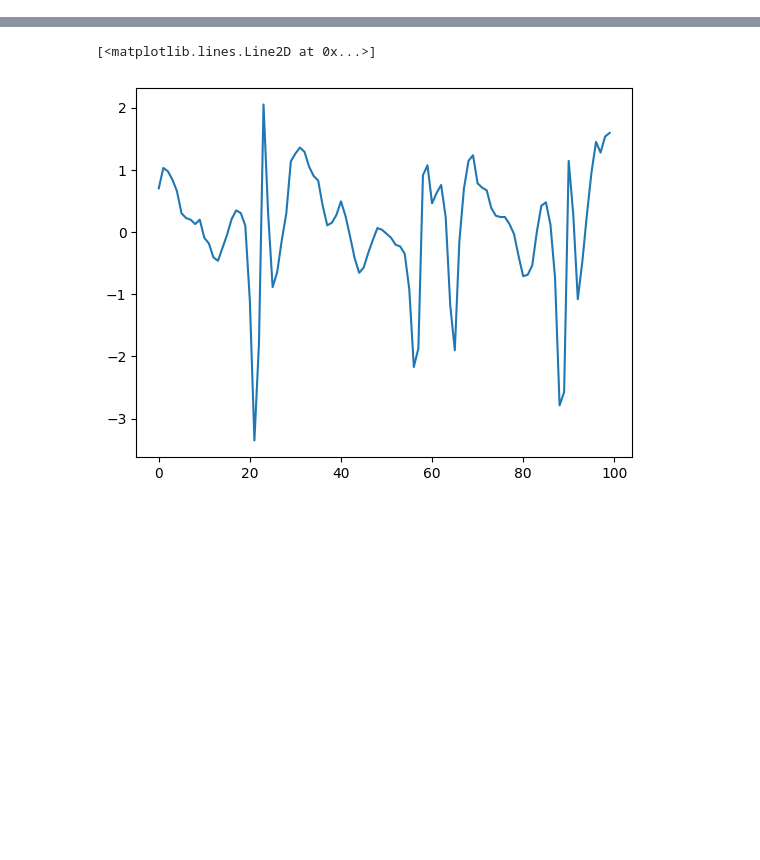
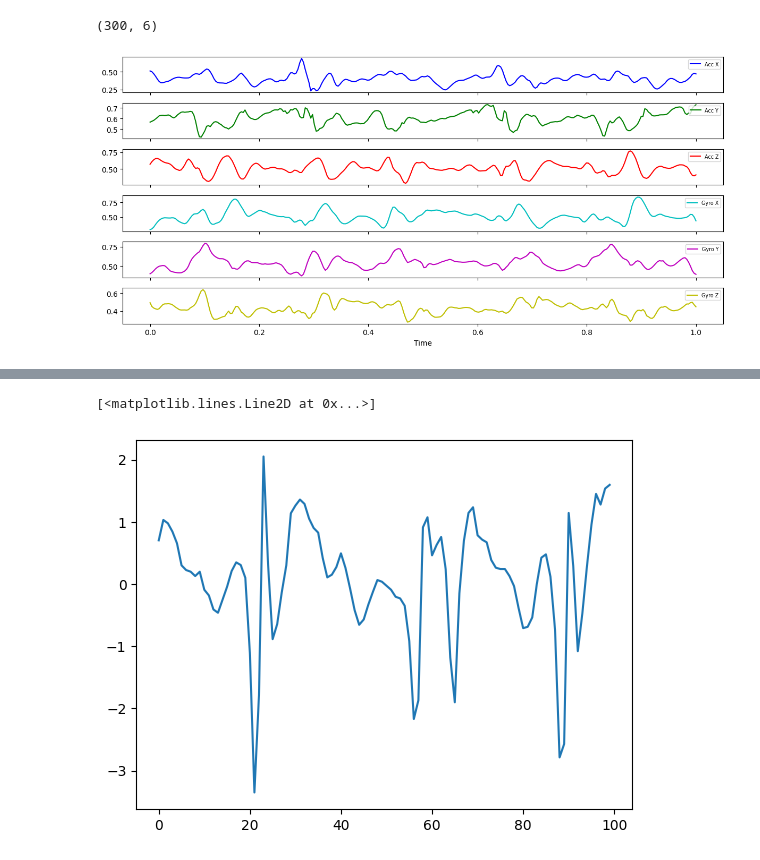
Before and after one commit to walterxx1/sensordiff, a Jupyter notebook: notebooks/analysis_different_freq_domains.ipynb, the cells around one changed output, grey strips where cells are left out. Saved outputs shown, nothing was run; the diff lists cells and outputs as text; code cells hidden in the pictures; blank space fills up the shorter version.

```diff
--- a/notebooks/analysis_different_freq_domains.ipynb
+++ b/notebooks/analysis_different_freq_domains.ipynb
@@ -20,16 +53,31 @@ with h5py.File(data_path, 'r') as f_r:
 # %%
+activity_label = 'walkingleft'
+window = 1000
+step = 200
+
+with h5py.File(data_path, 'r') as f_r:
+    # data_genbylabel = f_r['data_genbylabel_1000'][:]
+    # # test_sample = data_genbylabel[100,:,1]
+    # print(data_genbylabel.shape)
+
+    running_data = f_r['datas'][activity_label][:]
+    print(running_data.shape)
+
 scaler = MinMaxScaler()
 data_fitted = scaler.fit_transform(running_data)
-window = 100
+window = 1000
+step = 200
 
-num_splits = max((data_fitted.shape[0] - window + 1) // window, 0)
+num_splits = int((data_fitted.shape[0] - window) / step) + 1
 data_all = []
 
 for i in range(num_splits):
-    start = i * window
-    end = (i + 1) * window
+    start = i * step
+    end = start + window
     data_all.append(data_fitted[start:end, :])
 
 data_all = np.array(data_all)
 print(data_all.shape)
+
+generated_data_path = f"../Experiments_1203_multilen/dsensor_{window}/{activity_label}_genbylabel.npy"
 # %% [output]
@@ -36,0 +158,20 @@ print(data_all.shape)
+# %%
+original_signal = data_all[400,300:600,:]
+print(original_signal.shape)
+
+# Plot each axis as a subplot
+labels = ["Acc X", "Acc Y", "Acc Z", "Gyro X", "Gyro Y", "Gyro Z"]
+colors = ["b", "g", "r", "c", "m", "y"]
+
+fig, axs = plt.subplots(6, 1, figsize=(12, 6), sharex=True)
+for i in range(6):
+    axs[i].plot(time, original_signal[:, i], label=labels[i], color=colors[i])
+    axs[i].legend(fontsize='x-small', loc='upper right')  # Smaller legend, placed on the right
+
+axs[-1].set_xlabel("Time")
+# plt.suptitle("IMU Sensor Data (6 Axes)")
+plt.tight_layout(rect=[0, 0, 1, 0.96])
+plt.show()
+# %% [output]
+(300, 6)
+[figure, added]
```
Also changed, not shown: parts of 10 cells of this notebook, 8 other files.
